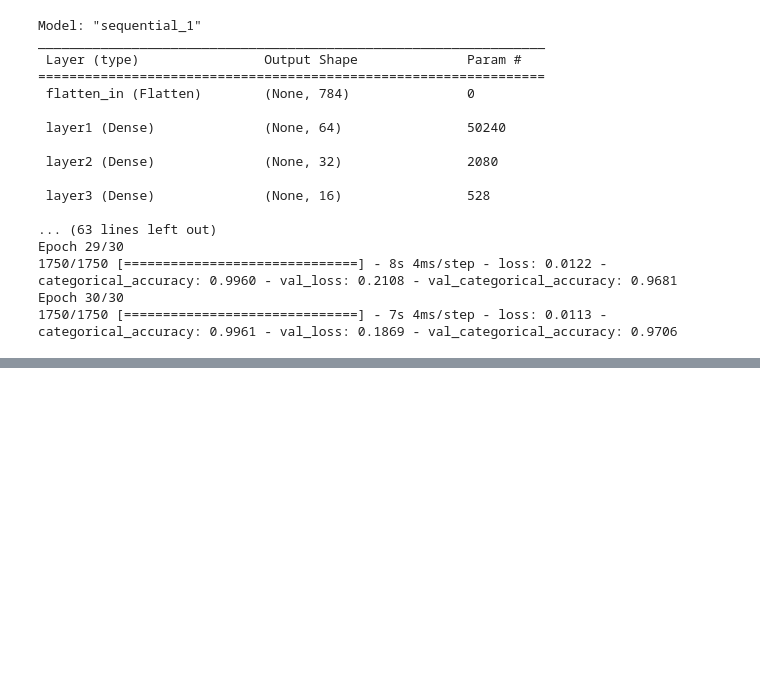
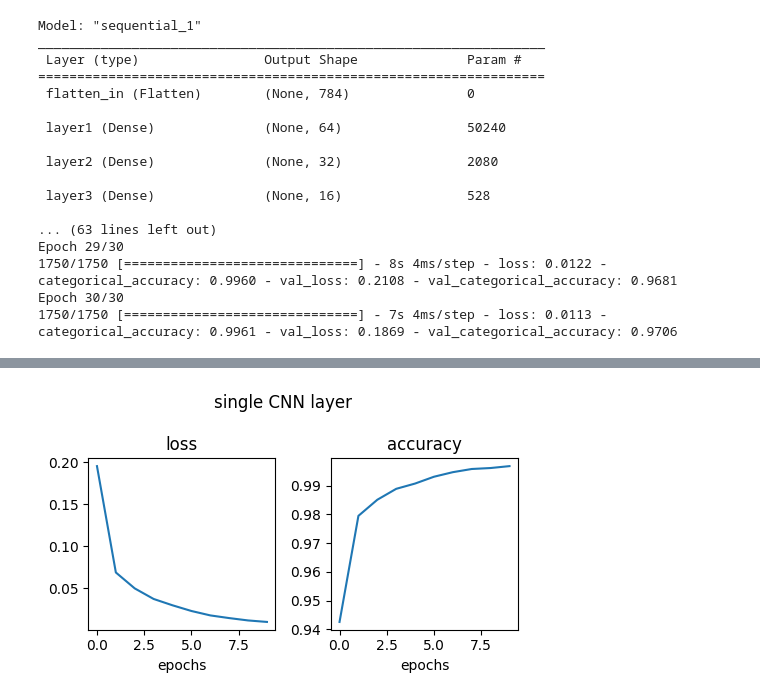
Before and after one commit to k87rte/MNIST_DL, a Jupyter notebook: MNIST_DL_play.ipynb, the cells around one changed output, grey strips where cells are left out. Drawn from its saved outputs; the diff is of its cells as text; code cells hidden in the pictures; blank space fills up the shorter version.

```diff
--- a/MNIST_DL_play.ipynb
+++ b/MNIST_DL_play.ipynb
@@ -116,0 +118,20 @@ plt.tight_layout()
+# %%
+# build a CNN and check model performance
+import keras
+model_cnn = Sequential()
+model_cnn.add(Conv2D(32, (3,3), padding='same', activation='relu', input_shape=(28,28,1)))
+model_cnn.add(MaxPool2D())
+model_cnn.add(Flatten())
+model_cnn.add(Dense(32, activation='relu'))
+model_cnn.add(Dense(10, activation='softmax'))
+
+#model_cnn.build(None, (28,28,1))
+model_cnn.compile(optimizer=keras.optimizers.Adam(learning_rate=0.001),
+                  loss=keras.losses.CategoricalCrossentropy(),
+                  metrics=[keras.metrics.CategoricalAccuracy()])
+
+history_cnn = model_cnn.fit(trainX_norm,
+             trainy_onehot,
+             epochs=10,
+             batch_size=32,
+             validation_data=(testX_norm, testy_onehot))
@@ -116,0 +159,15 @@ plt.tight_layout()
+# %%
+loss = history_cnn.history['loss']
+accuracy = history_cnn.history['categorical_accuracy']
+fig, (ax1, ax2) = plt.subplots(1,2,figsize=(5,3))
+ax1.plot(loss)
+ax2.plot(accuracy)
+ax1.set_title('loss')
+ax1.set_xlabel('epochs')
+ax2.set_title('accuracy')
+ax2.set_xlabel('epochs')
+fig.suptitle('single CNN layer')
+plt.tight_layout()
+plt.savefig('performance_model2.jpeg',dpi=600)
+# %% [output]
+[figure, added]
```
Also changed, not shown: parts of 8 cells of this notebook.
